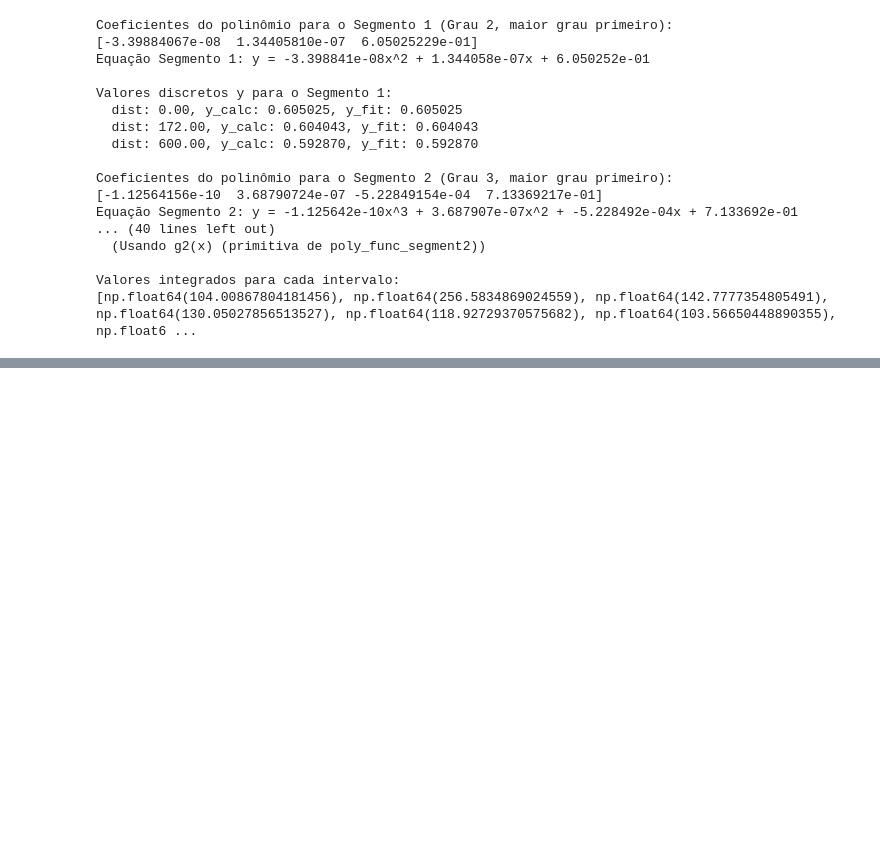
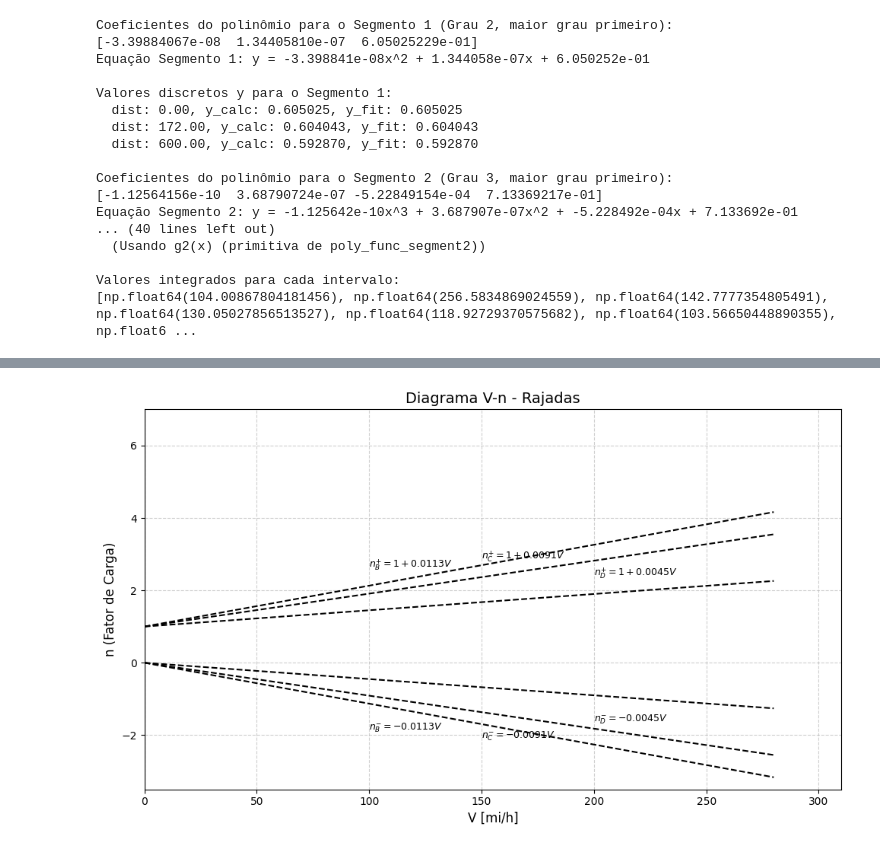
Before and after one commit to Formiga57/VouneyTilta, a Jupyter notebook: entrega2.ipynb, the cells around one changed output, grey strips where cells are left out. Cells and saved outputs as stored; diff of their text form; code cells hidden in the pictures; blank space fills up the shorter version.

```diff
--- a/entrega2.ipynb
+++ b/entrega2.ipynb
@@ -381,0 +484,98 @@ Valores integrados para cada intervalo:
+# %%
+import matplotlib.pyplot as plt
+import numpy as np
+
+# Velocidades de referência
+V_cut = 80.216  # Velocidade de corte (Stall speed at n=1 do envelope de manobra)
+VC = 205.77     # Velocidade de Cruzeiro
+VD = 280        # Velocidade de Mergulho
+VB_minus = 138.939 # Velocidade VB- do envelope de manobra (usada como ref para o envelope de rajada)
+
+# Limites de fator de carga (do envelope de manobra, atuam como limites estruturais para rajada)
+n_max_limit = 6
+n_min_limit = -1.5
+
+# Coeficientes das retas de rajada (atualizados)
+k_B = 0.0113
+k_C = 0.0091
+k_D = 0.0045
+
+# --- Plotagem ---
+
+fig, ax = plt.subplots(figsize=(10, 6))
+
+# Definir um intervalo de valores de V para plotar as retas, começando de V_cut
+V_line_plot = np.linspace(0, VD, 100)
+
+# Plotar as retas de rajada (tracejadas)
+ax.plot(V_line_plot, 1 + k_B * V_line_plot, 'k--', label=r'$n_{B}^{+} = 1 + 0.0113 V$')
+ax.plot(V_line_plot, 1 + k_C * V_line_plot, 'k--', label=r'$n_{C}^{+} = 1 + 0.0091 V$')
+ax.plot(V_line_plot, 1 + k_D * V_line_plot, 'k--', label=r'$n_{D}^{+} = 1 + 0.0045 V$')
+ax.plot(V_line_plot, -k_B * V_line_plot, 'k--', label=r'$n_{B}^{-} = -0.0113 V$')
+ax.plot(V_line_plot, -k_C * V_line_plot, 'k--', label=r'$n_{C}^{-} = -0.0091 V$')
+ax.plot(V_line_plot, -k_D * V_line_plot, 'k--', label=r'$n_{D}^{-} = -0.0045 V$')
+
+
+# --- Plotar o Polígono do Envelope de Rajada ---
+
+# Vértices do polígono do envelope de rajada (ordenados no sentido horário)
+# Baseado na aproximação visual do gráfico de exemplo e nos pontos calculados nas velocidades de referência
+
+V_envelope_pts = [
+    V_cut,
+    VB_minus,
+    VC,
+    VD,
+    VD,
+    VC,
+    VB_minus,
+    V_cut
+]
+
+n_envelope_pts = [
+    max(-k_B * V_cut, n_min_limit),         # Limite inferior em V_cut
+    n_min_limit,                            # Limite inferior em VB_minus (limitado por -1.5)
+    n_min_limit,                            # Limite inferior em VC (limitado por -1.5)
+    max(-k_D * VD, n_min_limit),           # Limite inferior em VD
+    n_max_limit,                           # Limite superior em VD (limitado por 6)
+    n_max_limit,                           # Limite superior em VC (limitado por 6)
+    n_max_limit,                           # Limite superior em VB_minus (limitado por 6)
+    min(1 + k_B * V_cut, n_max_limit)       # Limite superior em V_cut
+]
+
+# Plotar o contorno do polígono (fechando a forma adicionando o primeiro ponto no final)
+#ax.plot(V_envelope_pts + [V_envelope_pts[0]], n_envelope_pts + [n_envelope_pts[0]], 'r-', linewidth=2, label='Envelope de Rajada')
+
+
+# --- Adicionando Anotações ---
+
+
+
+# Anotações das equações (posicionando-as perto das retas na faixa de plotagem)
+ax.text(100, 1 + k_B * 100 + 0.5, r'$n_{B}^{+} = 1 + 0.0113 V$', fontsize=9)
+ax.text(150, 1 + k_C * 150 + 0.5, r'$n_{C}^{+} = 1 + 0.0091 V$', fontsize=9)
+ax.text(200, 1 + k_D * 200 + 0.5, r'$n_{D}^{+} = 1 + 0.0045 V$', fontsize=9)
+
+ax.text(100, -k_B * 100 - 0.5, r'$n_{B}^{-} = -0.0113 V$', fontsize=9, va='top')
+ax.text(150, -k_C * 150 - 0.5, r'$n_{C}^{-} = -0.0091 V$', fontsize=9, va='top')
+ax.text(200, -k_D * 200 - 0.5, r'$n_{D}^{-} = -0.0045 V$', fontsize=9, va='top')
+
+
+# --- Estilizando ---
+ax.set_xlabel('V [mi/h]', fontsize=12)
+ax.set_ylabel('n (Fator de Carga)', fontsize=12)
+ax.set_title('Diagrama V-n - Rajadas', fontsize=14)
+ax.grid(True, linestyle='--', alpha=0.6)
+
+# Definir limites dos eixos
+ax.set_xlim(0, VD + 30)
+ax.set_ylim(n_min_limit - 2, n_max_limit + 1)
+
+# Garantir que os ticks são visíveis
+ax.tick_params(axis='both', which='major', labelsize=10)
+
+
+plt.tight_layout()
+plt.show()
+# %% [output]
+[figure, added]
```
Also changed, not shown: parts of 3 cells of this notebook, 3 other files.
